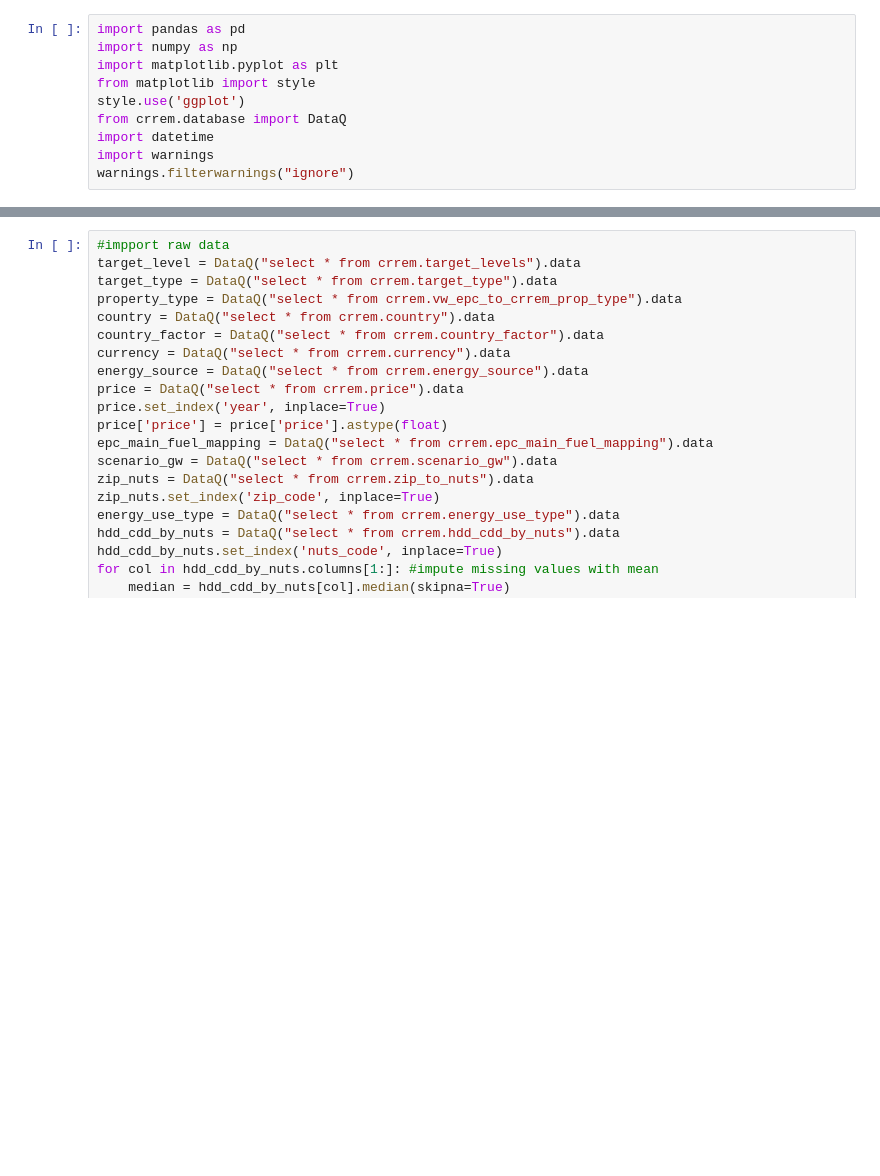
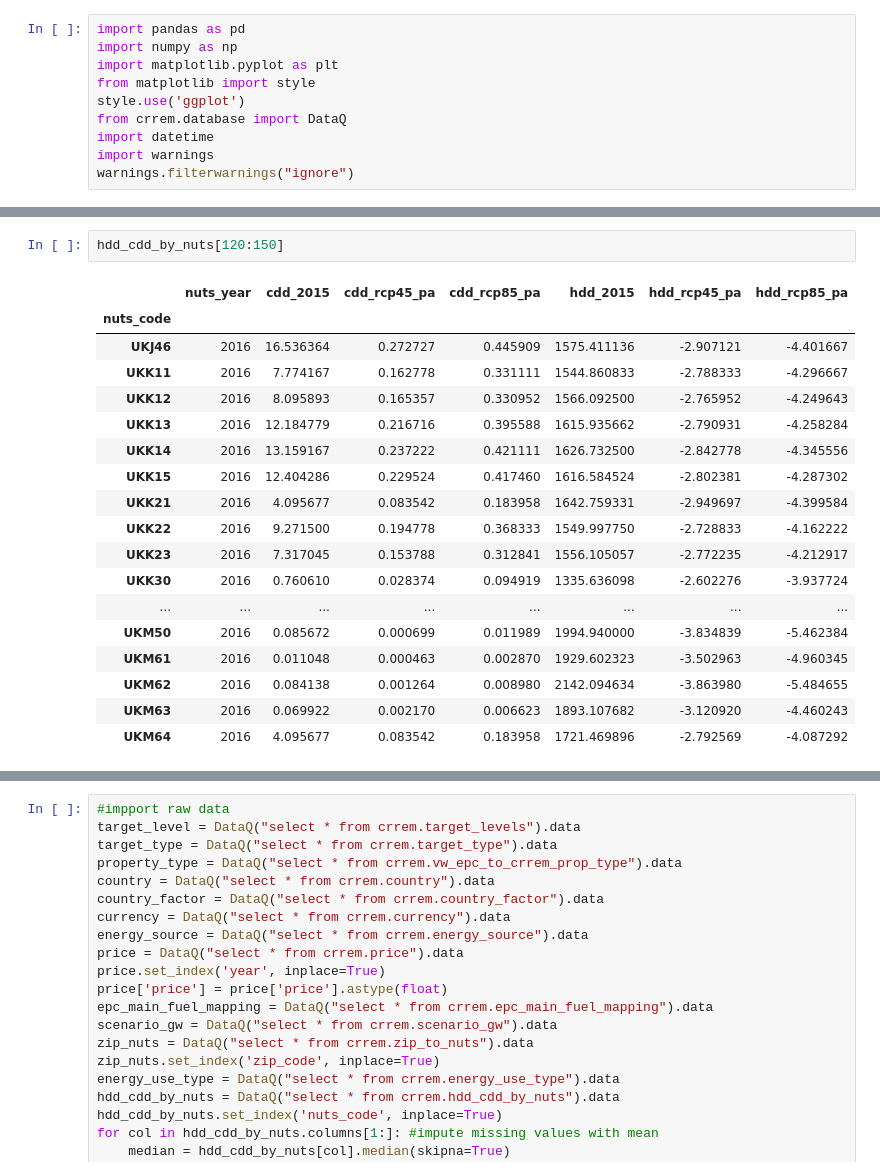
Before and after one commit to BlockchainClimateInstitute/package-crrem, a Jupyter notebook: CVAR .ipynb, the cells around one changed output, grey strips where cells are left out. Cells and saved outputs as stored; diff of their text form; blank space fills up the shorter version.

```diff
--- a/CVAR .ipynb
+++ b/CVAR .ipynb
@@ -21,0 +60,21 @@ warnings.filterwarnings("ignore")
+# %%
+hdd_cdd_by_nuts[120:150]
+# %% [output]
+|  | nuts_year | cdd_2015 | cdd_rcp45_pa | cdd_rcp85_pa | hdd_2015 | hdd_rcp45_pa | hdd_rcp85_pa |
+| nuts_code |  |  |  |  |  |  |  |
+| UKJ46 | 2016 | 16.536364 | 0.272727 | 0.445909 | 1575.411136 | -2.907121 | -4.401667 |
+| UKK11 | 2016 | 7.774167 | 0.162778 | 0.331111 | 1544.860833 | -2.788333 | -4.296667 |
+| UKK12 | 2016 | 8.095893 | 0.165357 | 0.330952 | 1566.092500 | -2.765952 | -4.249643 |
+| UKK13 | 2016 | 12.184779 | 0.216716 | 0.395588 | 1615.935662 | -2.790931 | -4.258284 |
+| UKK14 | 2016 | 13.159167 | 0.237222 | 0.421111 | 1626.732500 | -2.842778 | -4.345556 |
+| UKK15 | 2016 | 12.404286 | 0.229524 | 0.417460 | 1616.584524 | -2.802381 | -4.287302 |
+| UKK21 | 2016 | 4.095677 | 0.083542 | 0.183958 | 1642.759331 | -2.949697 | -4.399584 |
+| UKK22 | 2016 | 9.271500 | 0.194778 | 0.368333 | 1549.997750 | -2.728833 | -4.162222 |
+| UKK23 | 2016 | 7.317045 | 0.153788 | 0.312841 | 1556.105057 | -2.772235 | -4.212917 |
+| UKK30 | 2016 | 0.760610 | 0.028374 | 0.094919 | 1335.636098 | -2.602276 | -3.937724 |
+| ... | ... | ... | ... | ... | ... | ... | ... |
+| UKM50 | 2016 | 0.085672 | 0.000699 | 0.011989 | 1994.940000 | -3.834839 | -5.462384 |
+| UKM61 | 2016 | 0.011048 | 0.000463 | 0.002870 | 1929.602323 | -3.502963 | -4.960345 |
+| UKM62 | 2016 | 0.084138 | 0.001264 | 0.008980 | 2142.094634 | -3.863980 | -5.484655 |
+| UKM63 | 2016 | 0.069922 | 0.002170 | 0.006623 | 1893.107682 | -3.120920 | -4.460243 |
+| UKM64 | 2016 | 4.095677 | 0.083542 | 0.183958 | 1721.469896 | -2.792569 | -4.087292 |
```
Also changed, not shown: parts of 3 cells of this notebook, 6 other files.
